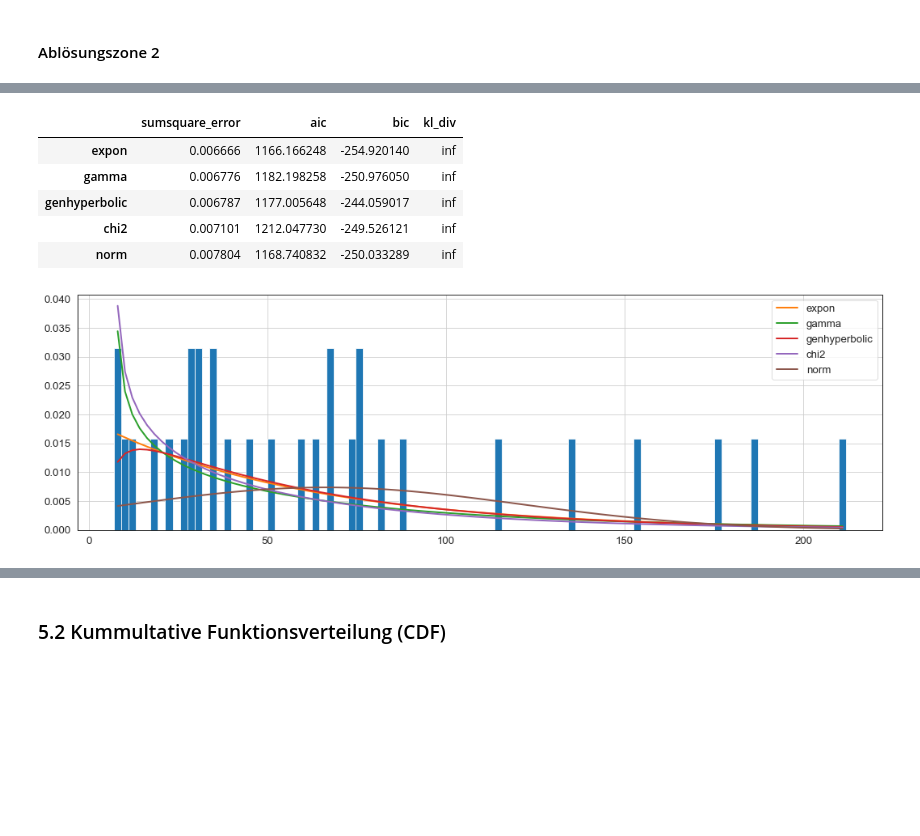
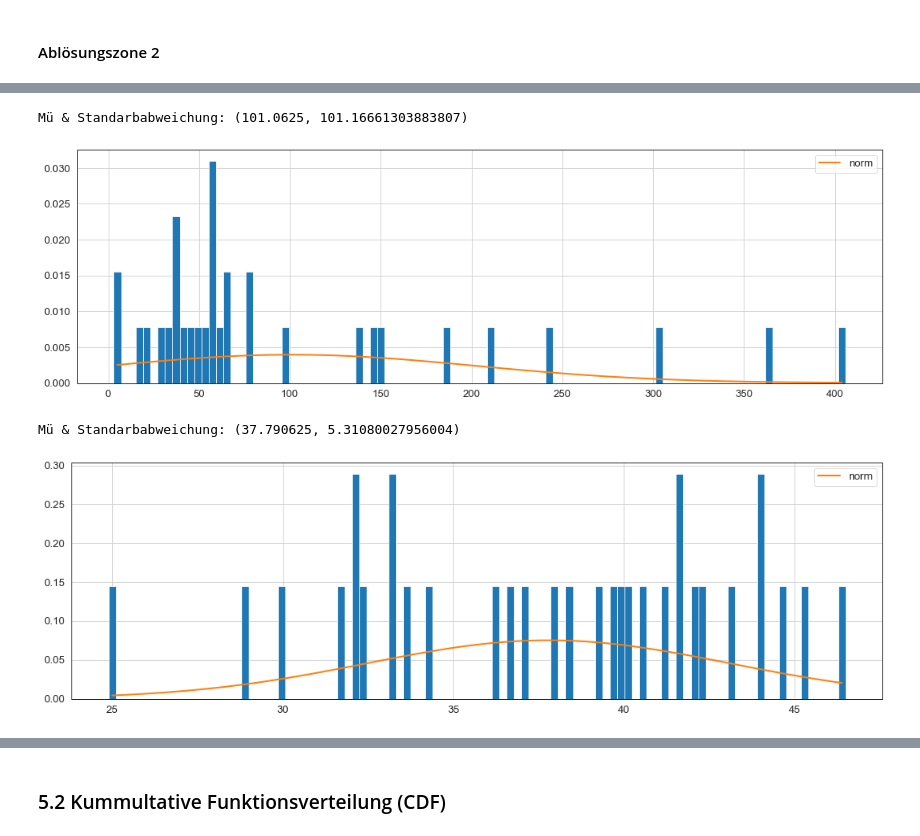
Before and after one commit to 7ben18/FHNW_Steinschlagrisiko, a Jupyter notebook: FHNW_Steinschlagrisiko.ipynb, the cells around one changed output, grey strips where cells are left out. Saved outputs shown, nothing was run; the diff lists cells and outputs as text; code cells hidden in the pictures; blank space fills up the shorter version.

```diff
--- a/FHNW_Steinschlagrisiko.ipynb
+++ b/FHNW_Steinschlagrisiko.ipynb
@@ -518,24 +449,14 @@ f_geschwindigkeit2.summary()
-# %%
-sns.set_style('white')
-sns.set_context("paper", font_scale = 1.5)
-sns.displot(data=df_Zeitabstand_2 , x = 0, kind = "hist", bins = 150, aspect = 3.0)
-zeitabstand_df2 = df_Zeitabstand_2[0].values
-f_zeitabstand2 = Fitter(zeitabstand_df2,
-           distributions=['alpha',
-                          'beta',
-                          "gamma",
-                          "norm",
-                          "expon",
-                          "lognorm",
-                          "chi2",
-                          "genhyperbolic"])
-f_zeitabstand2.fit()
-f_zeitabstand2.summary()
-# %% [output]
-|  | sumsquare_error | aic | bic | kl_div |
-| expon | 0.006666 | 1166.166248 | -254.920140 | inf |
-| gamma | 0.006776 | 1182.198258 | -250.976050 | inf |
-| genhyperbolic | 0.006787 | 1177.005648 | -244.059017 | inf |
-| chi2 | 0.007101 | 1212.047730 | -249.526121 | inf |
-| norm | 0.007804 | 1168.740832 | -250.033289 | inf |
-[figure, removed]
+# %%
+# Masse
+norm_mass_zone2 = densityPlot(df2, "Masse [kg]")
+print("Mü & Standarbabweichung: {}".format(norm_mass_zone2))
+# %% [output]
+Mü & Standarbabweichung: (101.0625, 101.16661303883807)
+[figure, added]
+# %%
+# Geschwindigkeit
+norm_speed_zone2 = densityPlot(df2, "Geschwindigkeit [m/s]")
+print("Mü & Standarbabweichung: {}".format(norm_speed_zone2))
+# %% [output]
+Mü & Standarbabweichung: (37.790625, 5.31080027956004)
+[figure, added]
```
Also changed, not shown: parts of 10 cells of this notebook.
